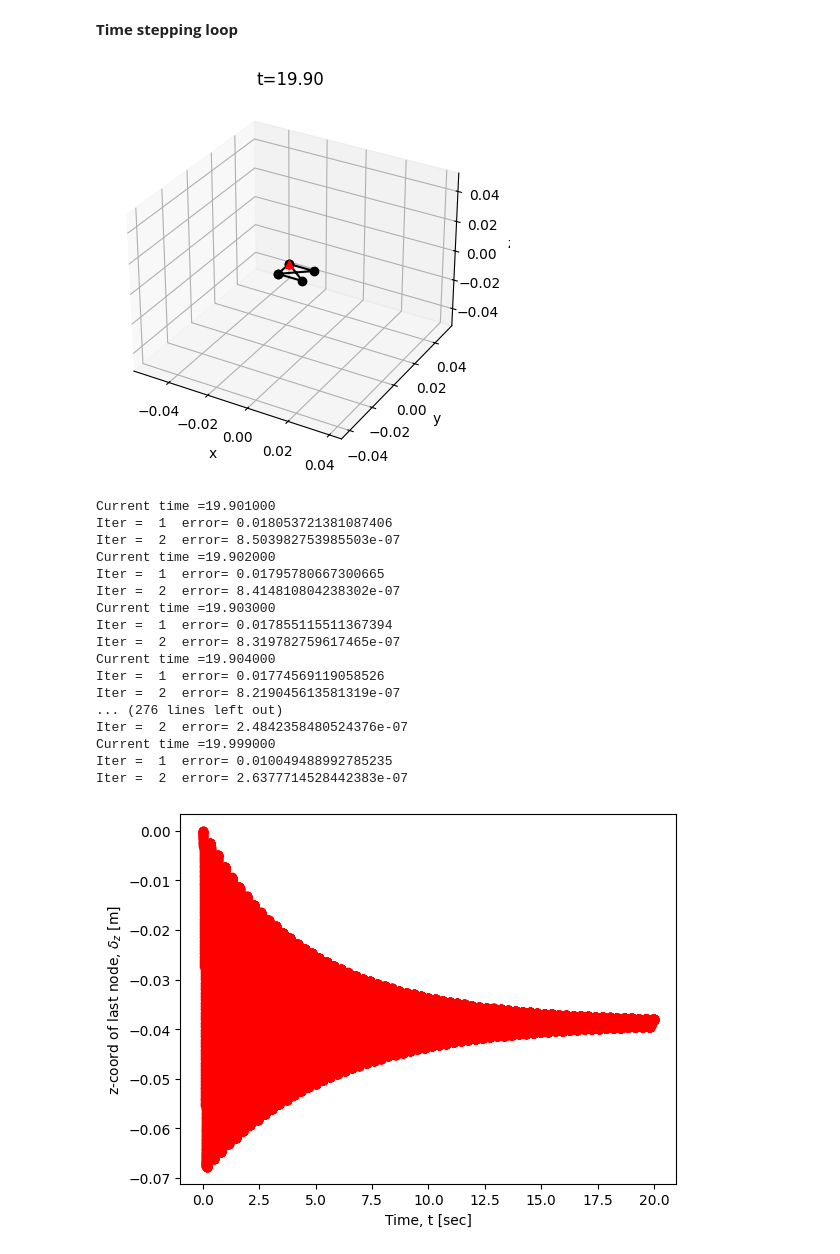
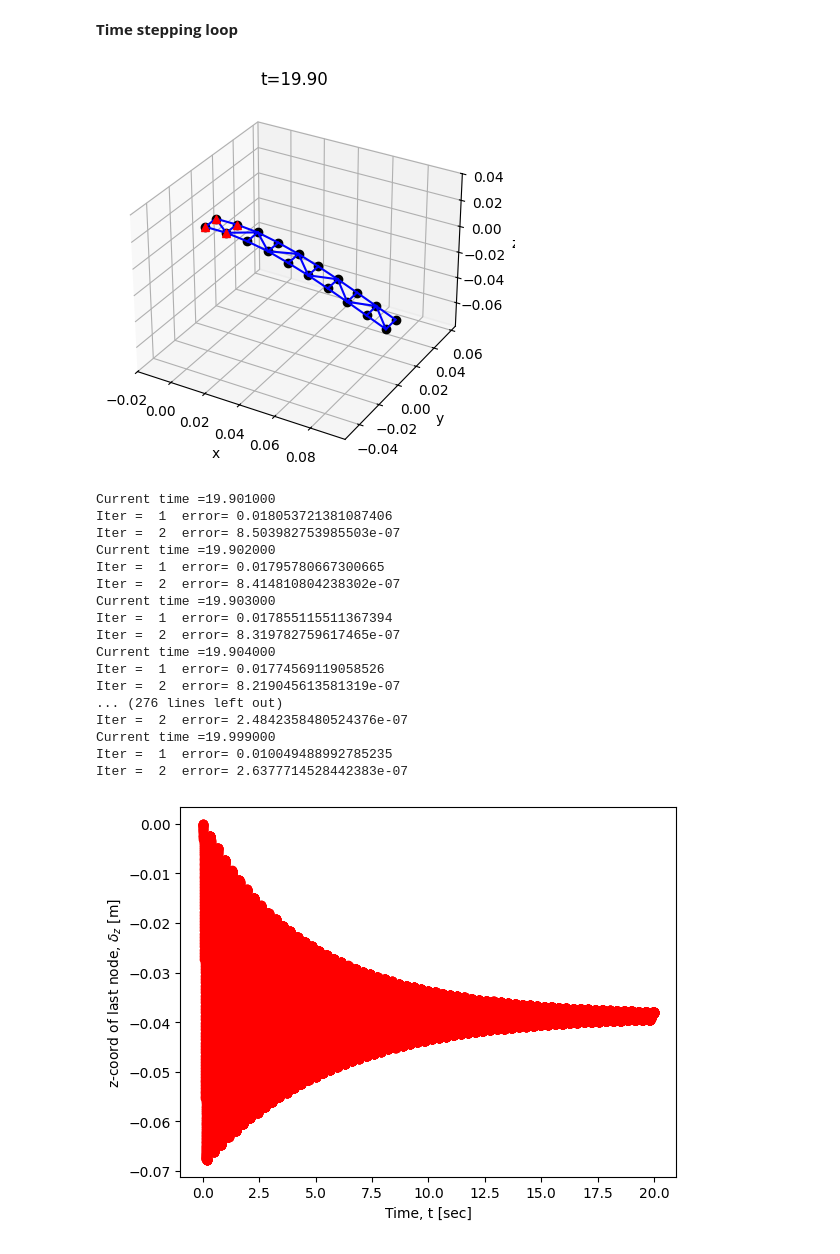
Before and after one commit to jasonliu0346/263F-Assignment, a Jupyter notebook: homework_5/homework5.ipynb, the cells around one changed output. Saved outputs shown, nothing was run; the diff lists cells and outputs as text; code cells hidden in the pictures.

```diff
--- a/homework_5/homework5.ipynb
+++ b/homework_5/homework5.ipynb
@@ -403,3 +403,46 @@ def plotShell(x0, ctime):
+# %%
+def plotShell(x0, edges, ctime):
+
+  fig = plt.figure(1)
+  clear_output()
+  plt.clf()  # Clear the figure
+  ax = fig.add_subplot(111, projection='3d')
+
+  # Plot nodes
+  X = []
+  Y = []
+  Z = []
+  for i in range(int(len(x0)//3)):
+    X.append(x0[3*i])
+    Y.append(x0[3*i+1])
+    Z.append(x0[3*i+2])
+  ax.plot3D(X, Y, Z, 'ko')
+
+  # Plot edges
+  for i in range(len(edges)):
+    ind1 = int(edges[i][0])
+    ind2 = int(edges[i][1])
+    ax.plot3D([x0[3*ind1], x0[3*ind2]], [x0[3*ind1+1], x0[3*ind2+1]], [x0[3*ind1+2], x0[3*ind2+2]], 'b-')
+
+  # Plot the fixed node with a red triangle
+  ax.plot3D([X[0]], [Y[0]], [Z[0]], 'r^')
+  ax.plot3D([X[1]], [Y[1]], [Z[1]], 'r^')
+  ax.plot3D([X[2]], [Y[2]], [Z[2]], 'r^')
+  ax.plot3D([X[3]], [Y[3]], [Z[3]], 'r^')
+
+  # Set the title with current time
+  ax.set_title(f't={ctime:.2f}')
+
+  # Set axes labels
+  ax.set_xlabel('x')
+  ax.set_ylabel('y')
+  ax.set_zlabel('z')
+
+  # Set equal scaling and a 3D view
+  set_axes_equal(ax)
+  plt.draw()  # Force a redraw of the figure
+
+  plt.show()
 # %% [markdown]
 # Objective function
 # %%
@@ -602,27 +645,27 @@ freeIndex = np.arange(12, ndof)
 # %%
 Nsteps = round(totalTime / dt) # Number of time steps
 ctime = 0 # Current time
 endZ = np.zeros(Nsteps) # z-coordinate of the last node
 
 for timeStep in range(Nsteps):
   print('Current time =%f' % ctime)
 
   # qNew, uNew = objfun(qOld, uOld, freeIndex, dt, tol, massVector, massMatrix, ks, refLen, edges, kb, thetaBar, hinges, Fg, visc)
   qNew, uNew = objfun(qOld, uOld, freeIndex, dt, tol, massVector, massMatrix, ks, refLen, edges, kb, 0, hinges, Fg, visc)
   ctime += dt
 
   # Update my old positions and velocities
   qOld = qNew.copy()
   uOld = uNew.copy()
 
   # Store endZ
   endZ[timeStep] = qNew[-1]
 
   # Plot the shell
   if timeStep % 100 == 0:
-    plotShell(qOld, ctime)
+    plotShell(qOld, edges, ctime)
 # %% [output]
-[figure, old version]
+[figure, new version]
 Current time =19.901000
 Iter =  1  error= 0.018053721381087406
 Iter =  2  error= 8.503982753985503e-07
```
Also changed, not shown: parts of 3 cells of this notebook, 1 other file.
